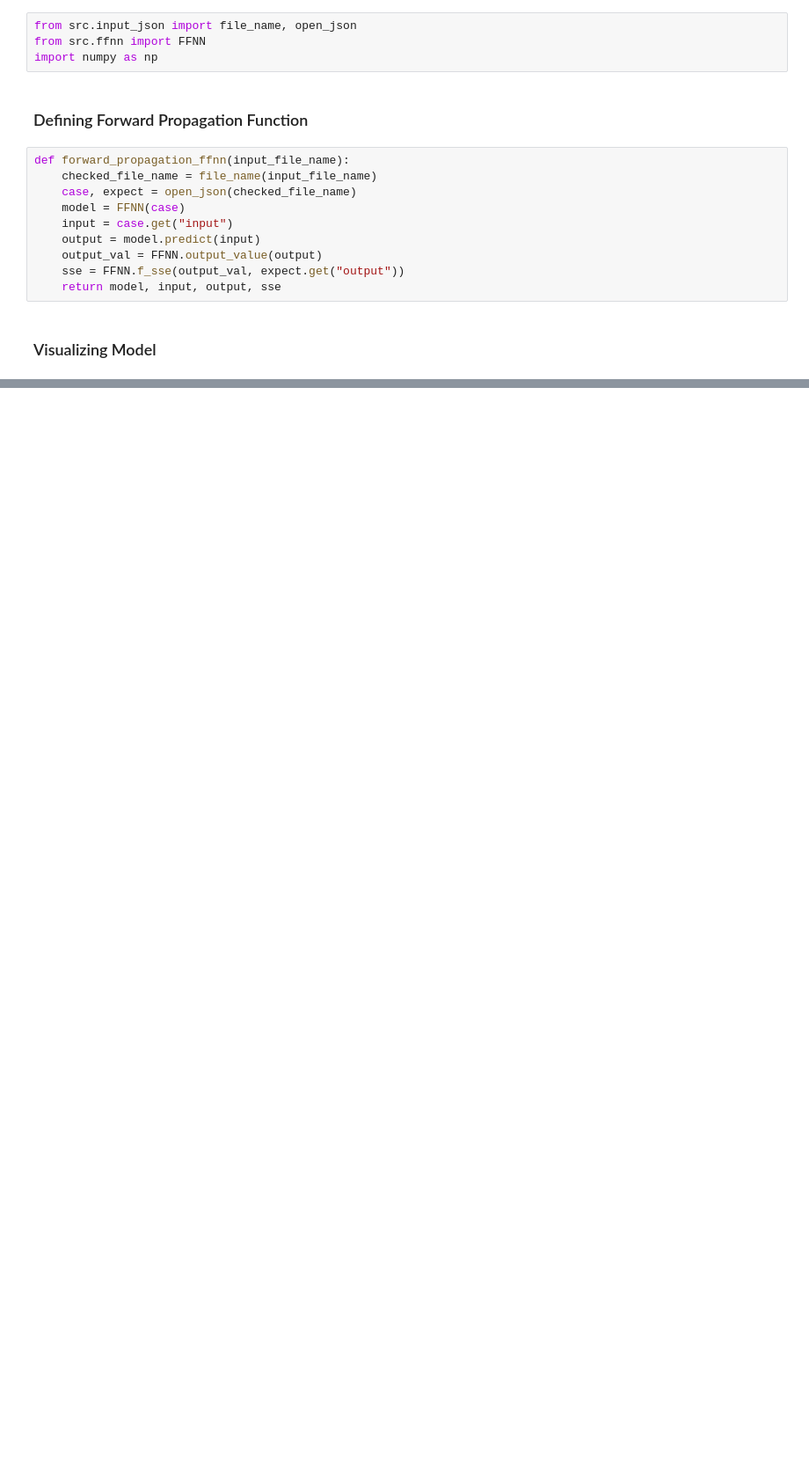
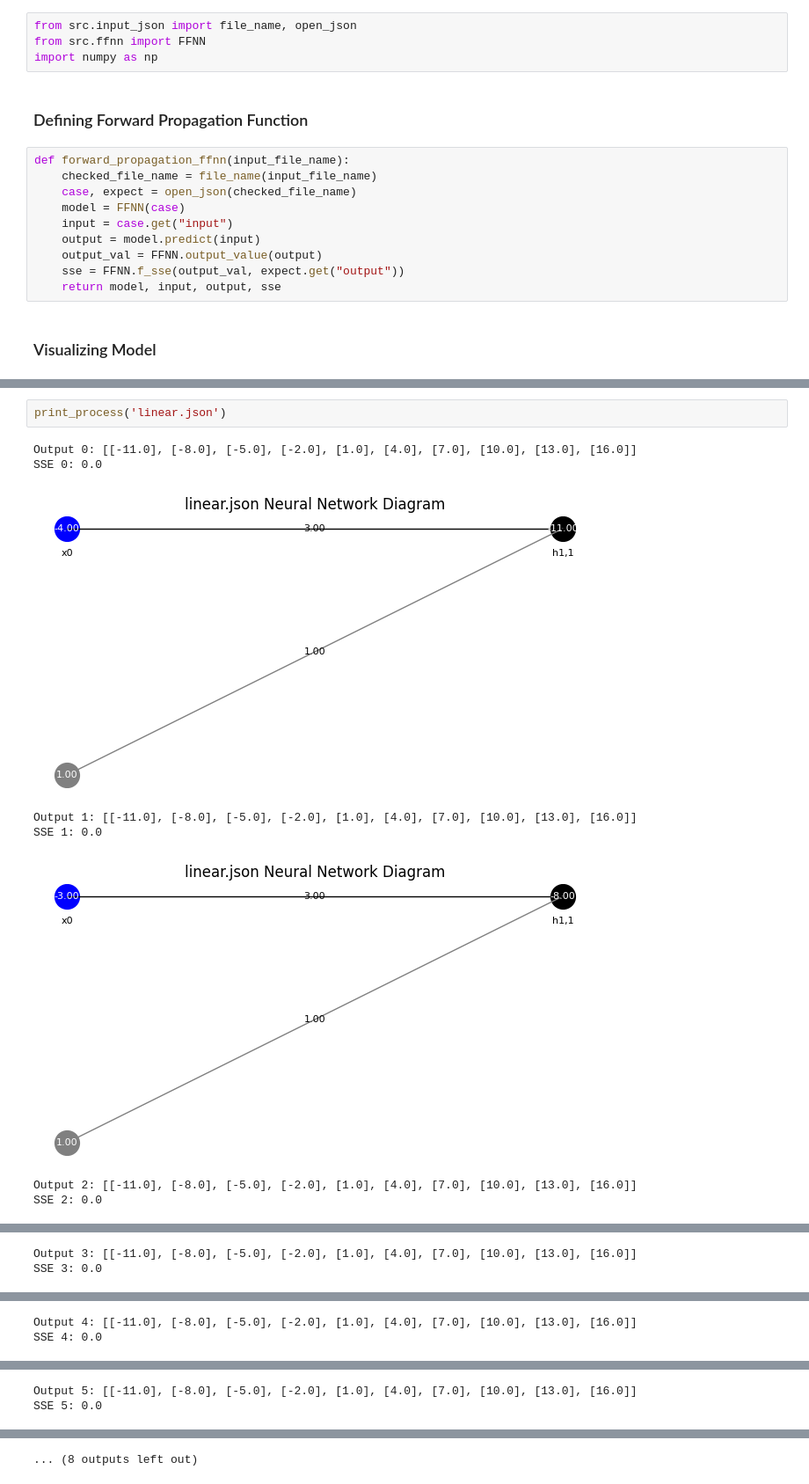
Before and after one commit to ferindya/TubesA_13520130, a Jupyter notebook: main.ipynb, the cells around one changed output, grey strips where cells are left out. Shown: that part at 88% size. Drawn from its saved outputs; the diff is of its cells as text; blank space fills up the shorter version.

```diff
--- a/main.ipynb
+++ b/main.ipynb
@@ -91,0 +130,11 @@ IndexError: list index out of range
+# %%
+print_process('linear.json')
+# %% [output]
+Output 0: [[-11.0], [-8.0], [-5.0], [-2.0], [1.0], [4.0], [7.0], [10.0], [13.0], [16.0]]
+SSE 0: 0.0
+[figure, added]
+Output 1: [[-11.0], [-8.0], [-5.0], [-2.0], [1.0], [4.0], [7.0], [10.0], [13.0], [16.0]]
+SSE 1: 0.0
+[figure, added]
+Output 2: [[-11.0], [-8.0], [-5.0], [-2.0], [1.0], [4.0], [7.0], [10.0], [13.0], [16.0]]
+SSE 2: 0.0
@@ -91,0 +142,2 @@ IndexError: list index out of range
+Output 3: [[-11.0], [-8.0], [-5.0], [-2.0], [1.0], [4.0], [7.0], [10.0], [13.0], [16.0]]
+SSE 3: 0.0
@@ -91,0 +145,2 @@ IndexError: list index out of range
+Output 4: [[-11.0], [-8.0], [-5.0], [-2.0], [1.0], [4.0], [7.0], [10.0], [13.0], [16.0]]
+SSE 4: 0.0
@@ -91,0 +148,2 @@ IndexError: list index out of range
+Output 5: [[-11.0], [-8.0], [-5.0], [-2.0], [1.0], [4.0], [7.0], [10.0], [13.0], [16.0]]
+SSE 5: 0.0
@@ -91,0 +151 @@ IndexError: list index out of range
+... (8 outputs left out)
```
Also changed, not shown: parts of 16 cells of this notebook.
